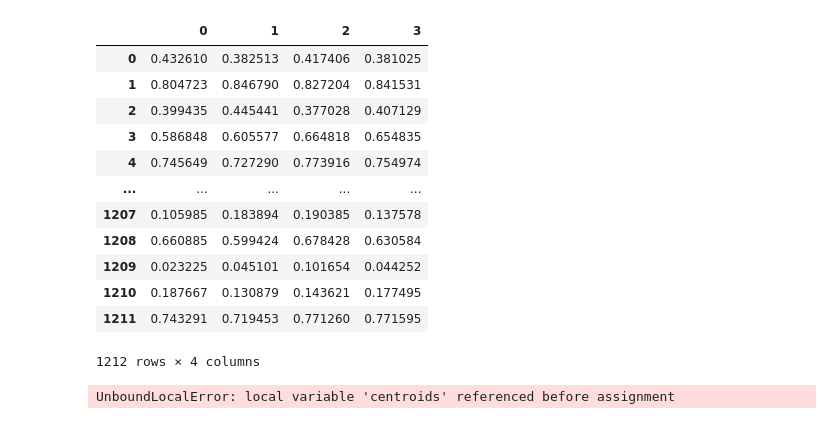
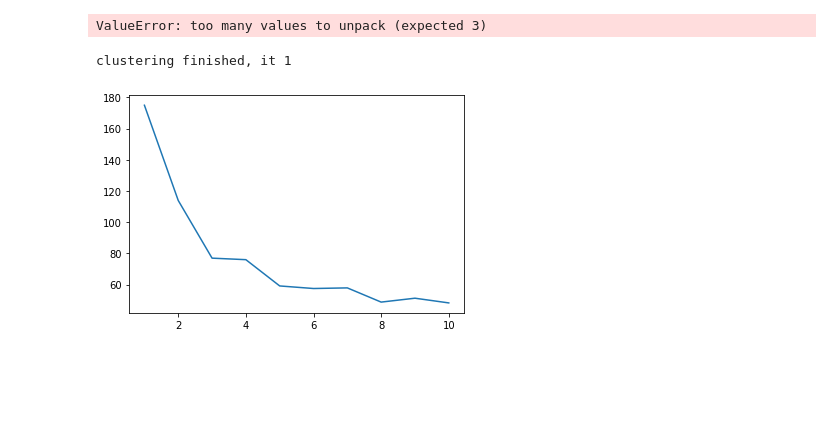
Before and after one commit to Hosein-Beheshti/CI-Fuzzy-C-means, a Jupyter notebook: FCM.ipynb, the cells around one changed output. Drawn from its saved outputs; the diff is of its cells as text; code cells hidden in the pictures; blank space fills up the shorter version.

```diff
--- a/FCM.ipynb
+++ b/FCM.ipynb
@@ -60,23 +62,0 @@ def c_means(df, k, max_it):
-# %%
-df = read_dataset("datasets/", "data2.csv")
-df
-# %% [output]
-|  | 0 | 1 | 2 | 3 |
-| 0 | 0.432610 | 0.382513 | 0.417406 | 0.381025 |
-| 1 | 0.804723 | 0.846790 | 0.827204 | 0.841531 |
-| 2 | 0.399435 | 0.445441 | 0.377028 | 0.407129 |
-| 3 | 0.586848 | 0.605577 | 0.664818 | 0.654835 |
-| 4 | 0.745649 | 0.727290 | 0.773916 | 0.754974 |
-| ... | ... | ... | ... | ... |
-| 1207 | 0.105985 | 0.183894 | 0.190385 | 0.137578 |
-| 1208 | 0.660885 | 0.599424 | 0.678428 | 0.630584 |
-| 1209 | 0.023225 | 0.045101 | 0.101654 | 0.044252 |
-| 1210 | 0.187667 | 0.130879 | 0.143621 | 0.177495 |
-| 1211 | 0.743291 | 0.719453 | 0.771260 | 0.771595 |
-1212 rows × 4 columns
-# %%
-k = 5
-max_it = 500
-c_means(df, k, max_it)
-# %% [output]
-UnboundLocalError: local variable 'centroids' referenced before assignment
@@ -82,0 +95,15 @@ UnboundLocalError: local variable 'centroids' referenced before assignment
+# %%
+our_datasets = []
+our_datasets.append(read_dataset("datasets/", "data1.csv"))
+our_datasets.append(read_dataset("datasets/", "data2.csv"))
+our_datasets.append(read_dataset("datasets/", "data3.csv"))
+our_datasets.append(read_dataset("datasets/", "data4.csv"))
+# %%
+plot_cost(our_datasets[0], 5)
+# %% [output]
+ValueError: too many values to unpack (expected 3)
+# %%
+plot_MAE(our_datasets[0], 10)
+# %% [output]
+clustering finished, it 1
+[figure, added]
```
Also changed, not shown: parts of 7 cells of this notebook.
